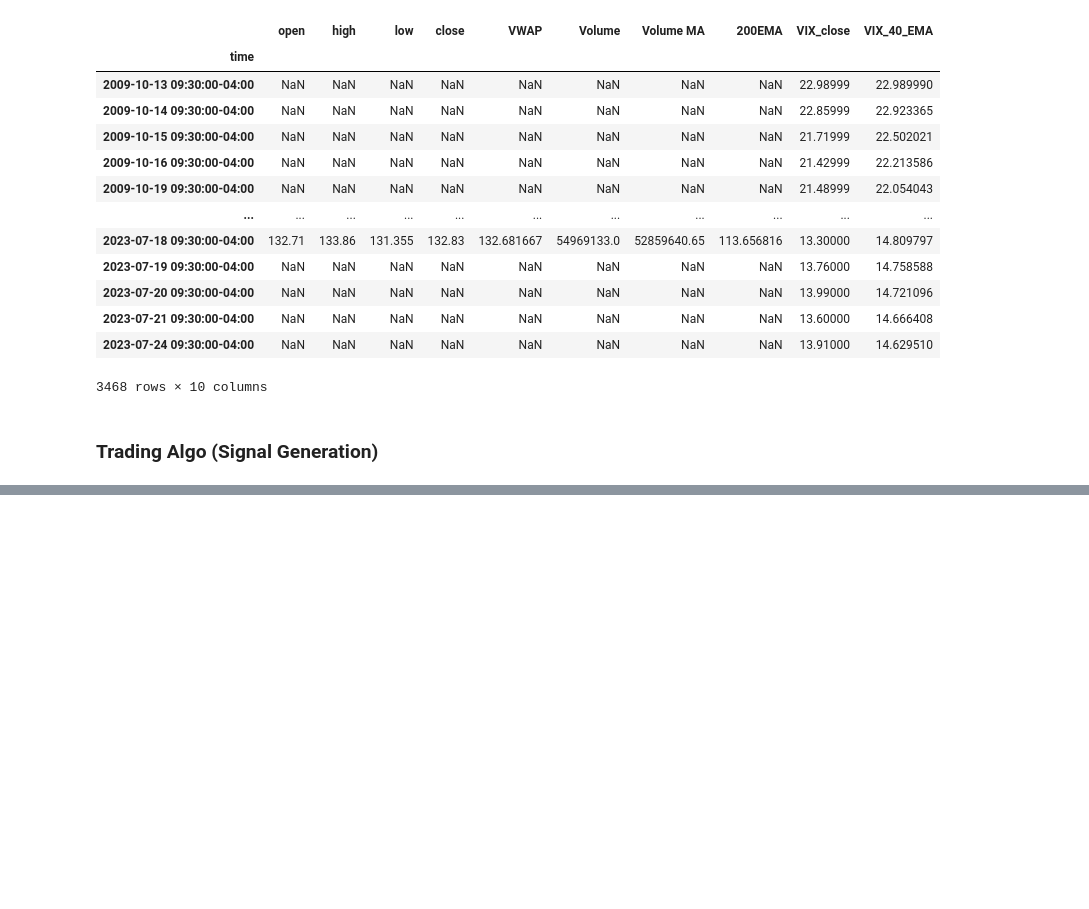
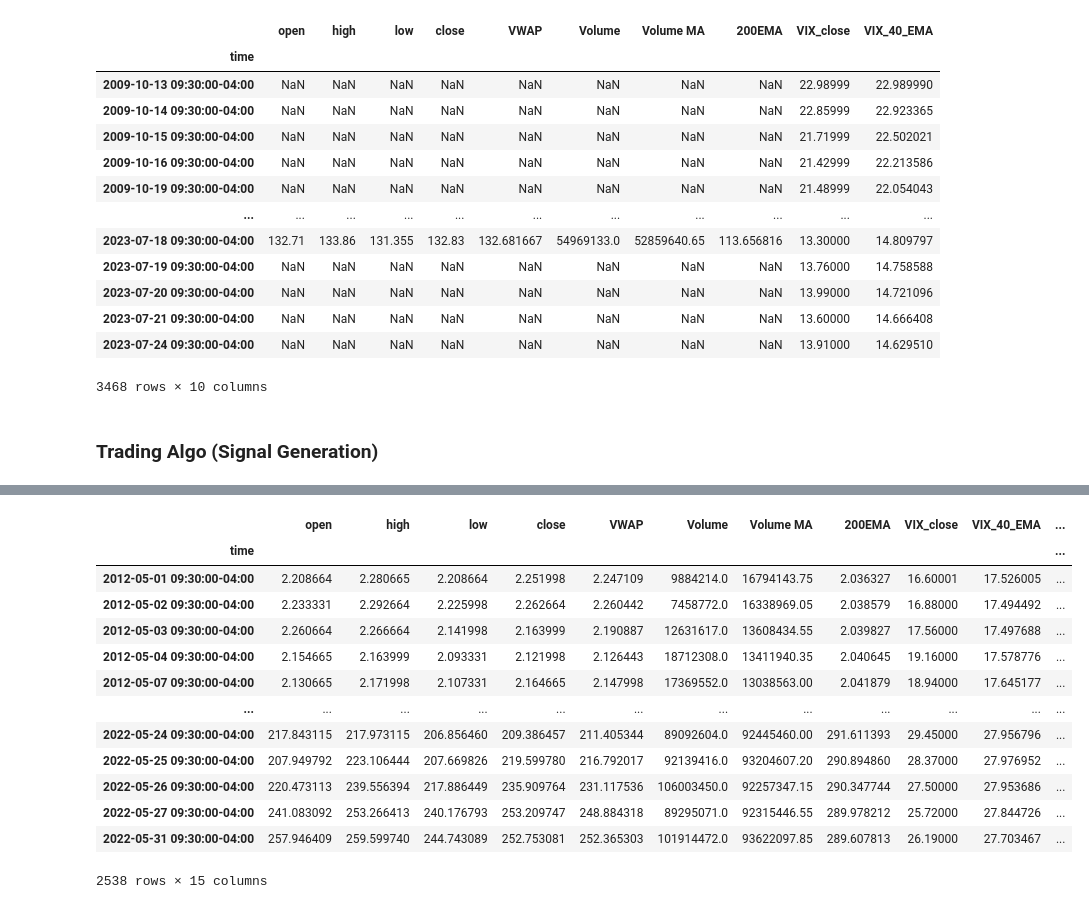
Before and after one commit to mattgifs/Project2, a Jupyter notebook: 03_ML_trading_algo.ipynb, the cells around one changed output, grey strips where cells are left out. Saved outputs shown, nothing was run; the diff lists cells and outputs as text; code cells hidden in the pictures; blank space fills up the shorter version.

```diff
--- a/03_ML_trading_algo.ipynb
+++ b/03_ML_trading_algo.ipynb
@@ -290,0 +373,39 @@ AttributeError: 'NoneType' object has no attribute 'head'
+# %%
+# Create Month and Year cols based on index
+tsla_df_filt['Month'] = tsla_df_filt.index.month
+tsla_df_filt['Year'] = tsla_df_filt.index.year
+
+# Create Month and Year cols based on index (after formatting index as datetime)
+tsla_trend.index = pd.to_datetime(tsla_trend.index)
+tsla_trend['Month'] = tsla_trend.index.month
+tsla_trend['Year'] = tsla_trend.index.year
+
+#Create placeholder column for search trend data
+tsla_df_filt['TSLA_search_trends'] = 0
+
+# Create a dictionary from df2 where col1 and col2 are the keys, and value_df2 is the value
+mapping_dict = tsla_trend.set_index(['Month', 'Year'])['TSLA_search_trends'].to_dict()
+
+# Map the values from df2 to df1 based on col1 and col2
+tsla_df_filt['TSLA_search_trends'] = tsla_df_filt.apply(lambda x: mapping_dict.get((x['Month'], x['Year']), x['TSLA_search_trends']), axis=1)
+
+# Drop month & year columns
+tsla_df_filt = tsla_df_filt.drop(columns=['Month','Year'])
+
+# The df1 will now have values from df2 mapped based on matching col1 and col2.
+tsla_df_filt
+# %% [output]
+|  | open | high | low | close | VWAP | Volume | Volume MA | 200EMA | VIX_close | VIX_40_EMA | ... |
+| time |  |  |  |  |  |  |  |  |  |  | ... |
+| 2012-05-01 09:30:00-04:00 | 2.208664 | 2.280665 | 2.208664 | 2.251998 | 2.247109 | 9884214.0 | 16794143.75 | 2.036327 | 16.60001 | 17.526005 | ... |
+| 2012-05-02 09:30:00-04:00 | 2.233331 | 2.292664 | 2.225998 | 2.262664 | 2.260442 | 7458772.0 | 16338969.05 | 2.038579 | 16.88000 | 17.494492 | ... |
+| 2012-05-03 09:30:00-04:00 | 2.260664 | 2.266664 | 2.141998 | 2.163999 | 2.190887 | 12631617.0 | 13608434.55 | 2.039827 | 17.56000 | 17.497688 | ... |
+| 2012-05-04 09:30:00-04:00 | 2.154665 | 2.163999 | 2.093331 | 2.121998 | 2.126443 | 18712308.0 | 13411940.35 | 2.040645 | 19.16000 | 17.578776 | ... |
+| 2012-05-07 09:30:00-04:00 | 2.130665 | 2.171998 | 2.107331 | 2.164665 | 2.147998 | 17369552.0 | 13038563.00 | 2.041879 | 18.94000 | 17.645177 | ... |
+| ... | ... | ... | ... | ... | ... | ... | ... | ... | ... | ... | ... |
+| 2022-05-24 09:30:00-04:00 | 217.843115 | 217.973115 | 206.856460 | 209.386457 | 211.405344 | 89092604.0 | 92445460.00 | 291.611393 | 29.45000 | 27.956796 | ... |
+| 2022-05-25 09:30:00-04:00 | 207.949792 | 223.106444 | 207.669826 | 219.599780 | 216.792017 | 92139416.0 | 93204607.20 | 290.894860 | 28.37000 | 27.976952 | ... |
+| 2022-05-26 09:30:00-04:00 | 220.473113 | 239.556394 | 217.886449 | 235.909764 | 231.117536 | 106003450.0 | 92257347.15 | 290.347744 | 27.50000 | 27.953686 | ... |
+| 2022-05-27 09:30:00-04:00 | 241.083092 | 253.266413 | 240.176793 | 253.209747 | 248.884318 | 89295071.0 | 92315446.55 | 289.978212 | 25.72000 | 27.844726 | ... |
+| 2022-05-31 09:30:00-04:00 | 257.946409 | 259.599740 | 244.743089 | 252.753081 | 252.365303 | 101914472.0 | 93622097.85 | 289.607813 | 26.19000 | 27.703467 | ... |
+2538 rows × 15 columns
```
Also changed, not shown: parts of 7 cells of this notebook, 1 other file.
